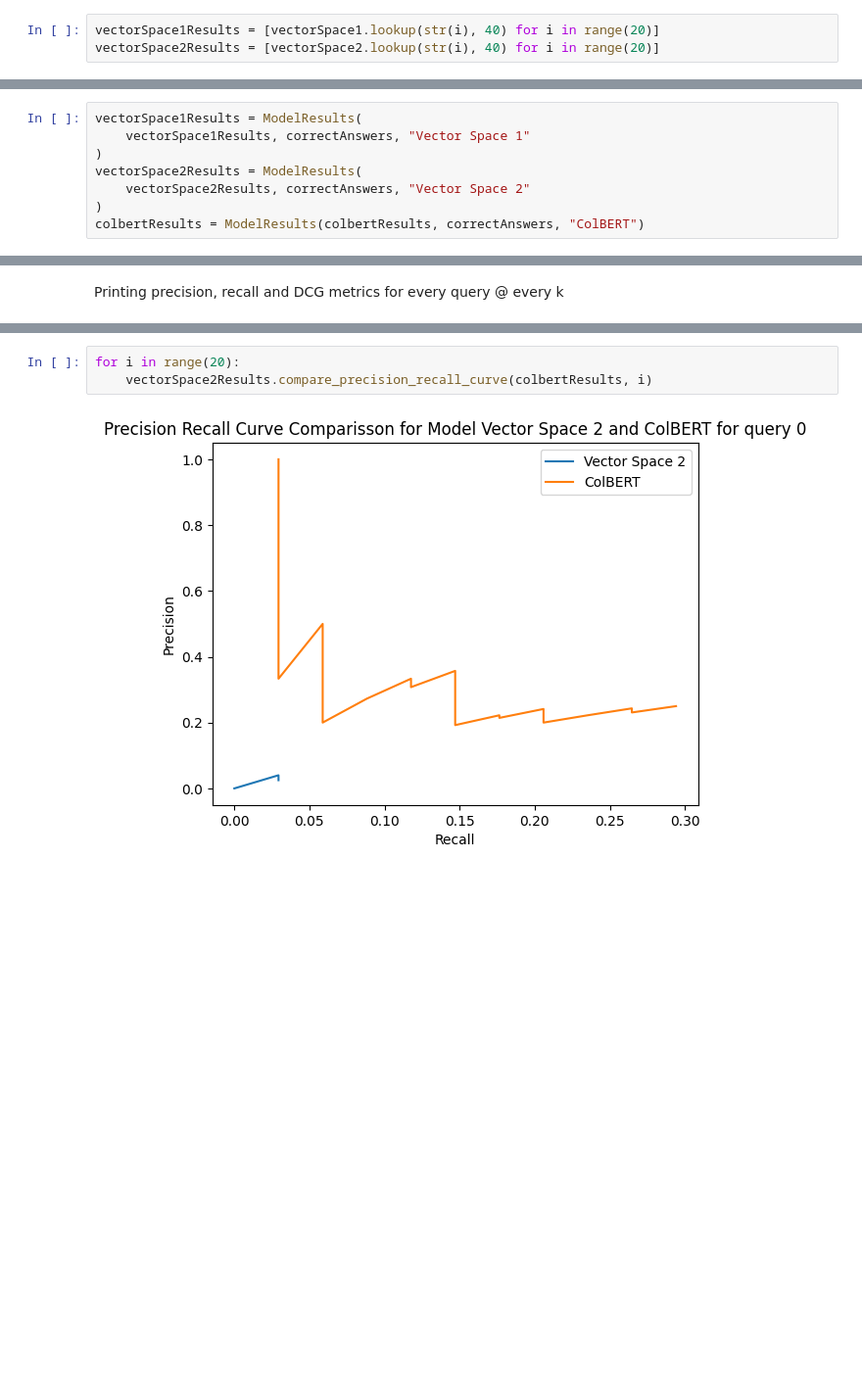
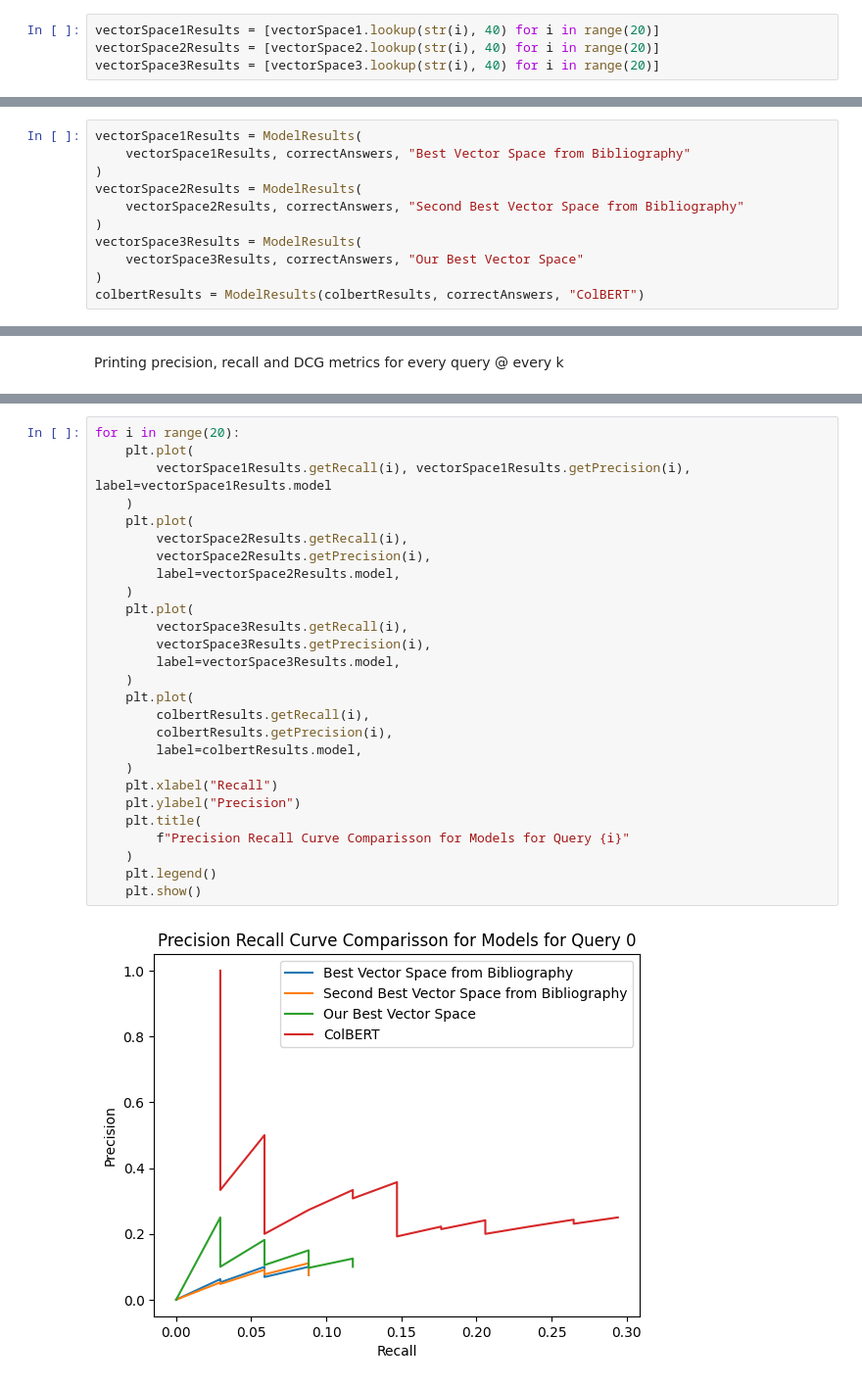
Before and after one commit to GregKapadoukas/University-Information-Retrieval, a Jupyter notebook: Code/main.ipynb, the cells around one changed output, grey strips where cells are left out. Shown at 98% size. Drawn from its saved outputs; the diff is of its cells as text; blank space fills up the shorter version.

Commit message:
Corrected a bug with support vector lookup, a mistake with normalization of tf weights and added another better support vector implementation

```diff
--- a/Code/main.ipynb
+++ b/Code/main.ipynb
@@ -171,4 +172,5 @@ with open("../Dataset/Queries_20") as queries:
 # %%
 vectorSpace1Results = [vectorSpace1.lookup(str(i), 40) for i in range(20)]
 vectorSpace2Results = [vectorSpace2.lookup(str(i), 40) for i in range(20)]
+vectorSpace3Results = [vectorSpace3.lookup(str(i), 40) for i in range(20)]
 # %%
@@ -449,10 +448,13 @@ with open("../Dataset/cfquery_detailed", "r") as relevant:
 Create ModelResults objects to compute metrics and gain ability to view and plot them
 # %%
 vectorSpace1Results = ModelResults(
-    vectorSpace1Results, correctAnswers, "Vector Space 1"
+    vectorSpace1Results, correctAnswers, "Best Vector Space from Bibliography"
 )
 vectorSpace2Results = ModelResults(
-    vectorSpace2Results, correctAnswers, "Vector Space 2"
+    vectorSpace2Results, correctAnswers, "Second Best Vector Space from Bibliography"
+)
+vectorSpace3Results = ModelResults(
+    vectorSpace3Results, correctAnswers, "Our Best Vector Space"
 )
 colbertResults = ModelResults(colbertResults, correctAnswers, "ColBERT")
 # %% [markdown]
@@ -572,5 +610,29 @@ Displaying comparison precision recall curves for the best Vector Space model an
 # %%
 for i in range(20):
-    vectorSpace2Results.compare_precision_recall_curve(colbertResults, i)
+    plt.plot(
+        vectorSpace1Results.getRecall(i), vectorSpace1Results.getPrecision(i), label=vectorSpace1Results.model
+    )
+    plt.plot(
+        vectorSpace2Results.getRecall(i),
+        vectorSpace2Results.getPrecision(i),
+        label=vectorSpace2Results.model,
+    )
+    plt.plot(
+        vectorSpace3Results.getRecall(i),
+        vectorSpace3Results.getPrecision(i),
+        label=vectorSpace3Results.model,
+    )
+    plt.plot(
+        colbertResults.getRecall(i),
+        colbertResults.getPrecision(i),
+        label=colbertResults.model,
+    )
+    plt.xlabel("Recall")
+    plt.ylabel("Precision")
+    plt.title(
+        f"Precision Recall Curve Comparisson for Models for Query {i}"
+    )
+    plt.legend()
+    plt.show()
 # %% [output]
-[figure, old version]
+[figure, new version]
```
Also changed, not shown: parts of 26 cells of this notebook, 3 other files.
